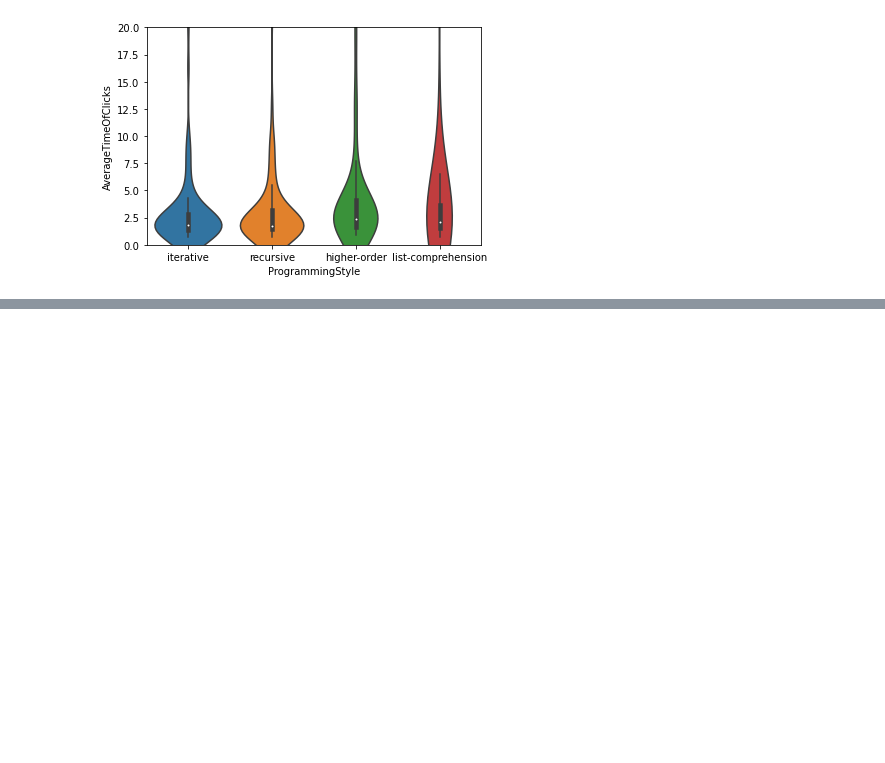
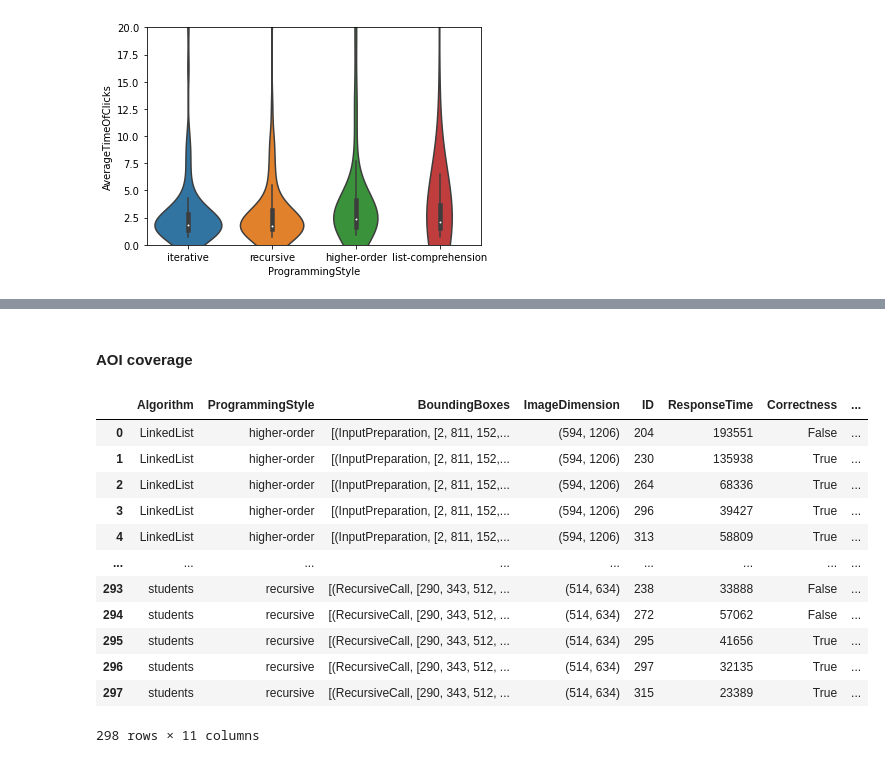
Before and after one commit to Sonaion/bachelor-arbeit, a Jupyter notebook: DataEvaluation/RQ02_VisualAttention.ipynb, the cells around one changed output, grey strips where cells are left out. Cells and saved outputs as stored; diff of their text form; code cells hidden in the pictures; blank space fills up the shorter version.

```diff
--- a/DataEvaluation/RQ02_VisualAttention.ipynb
+++ b/DataEvaluation/RQ02_VisualAttention.ipynb
@@ -164,0 +182,24 @@ ax.set(ylim=(0.0, 20.0));
+# %%
+algorithms = df[["Algorithm"]].sort_values(by="Algorithm")["Algorithm"].unique()
+programming_styles = df[["ProgrammingStyle"]].sort_values(by="ProgrammingStyle")["ProgrammingStyle"].unique()
+algorithms = [x for x in algorithms]
+programming_styles = [x.replace("-", "_") for x in programming_styles]
+# %%
+color_palette = sns.color_palette("hls", 15)
+color_palette_mapping = {
+    "Method" : color_palette[0],
+    "MethodDeclaration" : color_palette[1],
+    "MethodBody" : color_palette[2],
+    "Helper" : color_palette[3],
+    "HelperDeclaration" : color_palette[4],
+    "HelperBody" : color_palette[5],
+    "Iteration" : color_palette[6],
+    "IterationHead" : color_palette[7],
+    "IterationBody" : color_palette[8],
+    "RecursiveCall" : color_palette[9],
+    "HigherOrder" : color_palette[10],
+    "ListComprehension" : color_palette[11],
+    "InputPreparation" : color_palette[12],
+    "StartOfAlgorithm" : color_palette[13],
+    "Class" : color_palette[14],
+}
@@ -164,0 +323,5 @@ ax.set(ylim=(0.0, 20.0));
+# %%
+df_tmp = pd.merge(df_bounding_box, df, on=["Algorithm", "ProgrammingStyle"])
+df = df_tmp
+# %% [markdown]
+#### AOI coverage
@@ -164,0 +356,16 @@ ax.set(ylim=(0.0, 20.0));
+# %%
+df
+# %% [output]
+|  | Algorithm | ProgrammingStyle | BoundingBoxes | ImageDimension | ID | ResponseTime | Correctness | ... |
+| 0 | LinkedList | higher-order | [(InputPreparation, [2, 811, 152,... | (594, 1206) | 204 | 193551 | False | ... |
+| 1 | LinkedList | higher-order | [(InputPreparation, [2, 811, 152,... | (594, 1206) | 230 | 135938 | True | ... |
+| 2 | LinkedList | higher-order | [(InputPreparation, [2, 811, 152,... | (594, 1206) | 264 | 68336 | True | ... |
+| 3 | LinkedList | higher-order | [(InputPreparation, [2, 811, 152,... | (594, 1206) | 296 | 39427 | True | ... |
+| 4 | LinkedList | higher-order | [(InputPreparation, [2, 811, 152,... | (594, 1206) | 313 | 58809 | True | ... |
+| ... | ... | ... | ... | ... | ... | ... | ... | ... |
+| 293 | students | recursive | [(RecursiveCall, [290, 343, 512, ... | (514, 634) | 238 | 33888 | False | ... |
+| 294 | students | recursive | [(RecursiveCall, [290, 343, 512, ... | (514, 634) | 272 | 57062 | False | ... |
+| 295 | students | recursive | [(RecursiveCall, [290, 343, 512, ... | (514, 634) | 295 | 41656 | True | ... |
+| 296 | students | recursive | [(RecursiveCall, [290, 343, 512, ... | (514, 634) | 297 | 32135 | True | ... |
+| 297 | students | recursive | [(RecursiveCall, [290, 343, 512, ... | (514, 634) | 315 | 23389 | True | ... |
+298 rows × 11 columns
```
Also changed, not shown: parts of 12 cells of this notebook, 53 other files.
